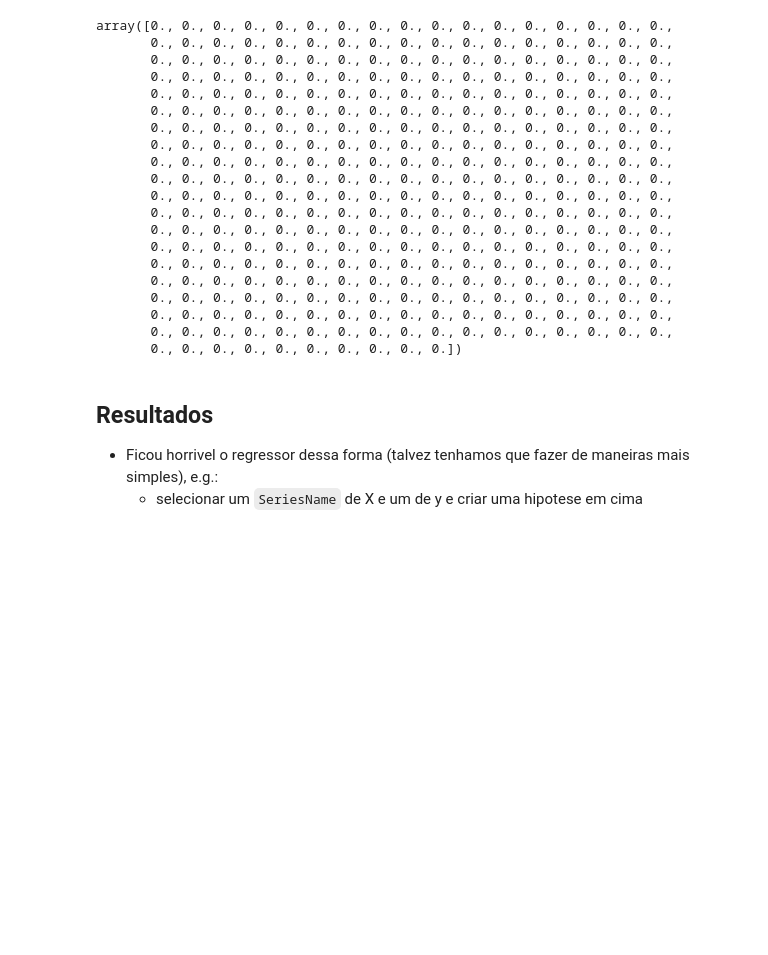
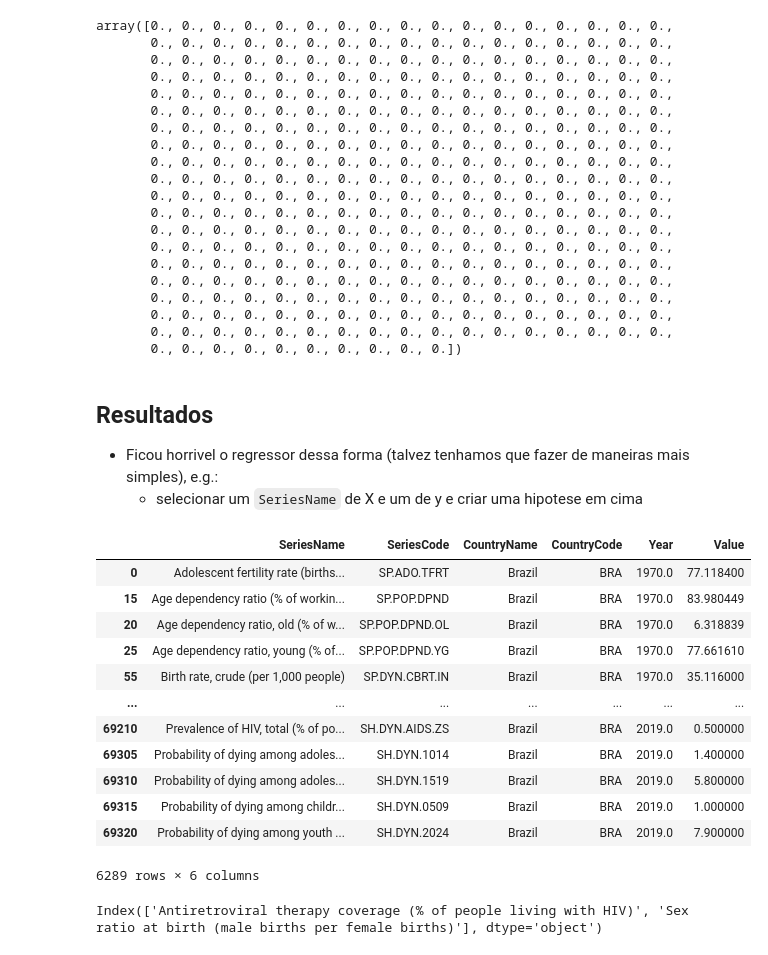
Before and after one commit to lucas-coutinho/brics-data-analysis, a Jupyter notebook: brics_health_and_poverty.ipynb, the cells around one changed output. Cells and saved outputs as stored; diff of their text form; code cells hidden in the pictures; blank space fills up the shorter version.

```diff
--- a/brics_health_and_poverty.ipynb
+++ b/brics_health_and_poverty.ipynb
@@ -156,0 +163,18 @@ array([0., 0., 0., 0., 0., 0., 0., 0., 0., 0., 0., 0., 0., 0., 0., 0., 0.,
+# %%
+y_br = y[y['CountryCode'] == 'BRA'].copy()
+# %%
+y_br
+# %% [output]
+|  | SeriesName | SeriesCode | CountryName | CountryCode | Year | Value |
+| 0 | Adolescent fertility rate (births... | SP.ADO.TFRT | Brazil | BRA | 1970.0 | 77.118400 |
+| 15 | Age dependency ratio (% of workin... | SP.POP.DPND | Brazil | BRA | 1970.0 | 83.980449 |
+| 20 | Age dependency ratio, old (% of w... | SP.POP.DPND.OL | Brazil | BRA | 1970.0 | 6.318839 |
+| 25 | Age dependency ratio, young (% of... | SP.POP.DPND.YG | Brazil | BRA | 1970.0 | 77.661610 |
+| 55 | Birth rate, crude (per 1,000 people) | SP.DYN.CBRT.IN | Brazil | BRA | 1970.0 | 35.116000 |
+| ... | ... | ... | ... | ... | ... | ... |
+| 69210 | Prevalence of HIV, total (% of po... | SH.DYN.AIDS.ZS | Brazil | BRA | 2019.0 | 0.500000 |
+| 69305 | Probability of dying among adoles... | SH.DYN.1014 | Brazil | BRA | 2019.0 | 1.400000 |
+| 69310 | Probability of dying among adoles... | SH.DYN.1519 | Brazil | BRA | 2019.0 | 5.800000 |
+| 69315 | Probability of dying among childr... | SH.DYN.0509 | Brazil | BRA | 2019.0 | 1.000000 |
+| 69320 | Probability of dying among youth ... | SH.DYN.2024 | Brazil | BRA | 2019.0 | 7.900000 |
+6289 rows × 6 columns
@@ -156,0 +184,4 @@ array([0., 0., 0., 0., 0., 0., 0., 0., 0., 0., 0., 0., 0., 0., 0., 0., 0.,
+# %%
+test[test == 20].index
+# %% [output]
+Index(['Antiretroviral therapy coverage (% of people living with HIV)', 'Sex ratio at birth (male births per female births)'], dtype='object')
```
Also changed, not shown: parts of 16 cells of this notebook.
